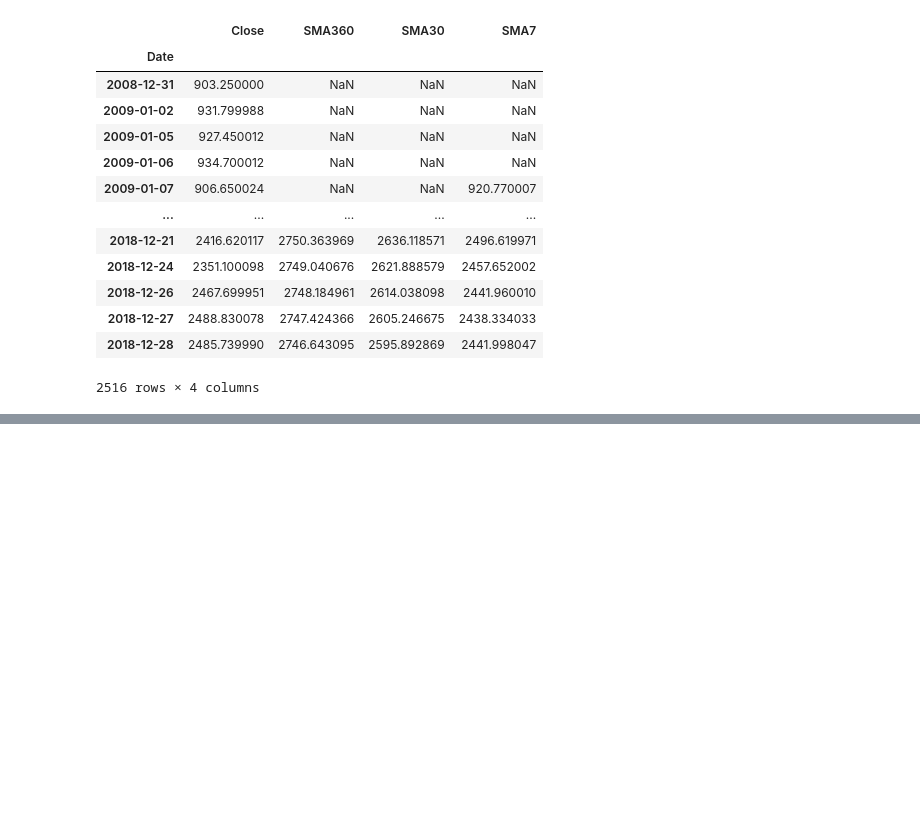
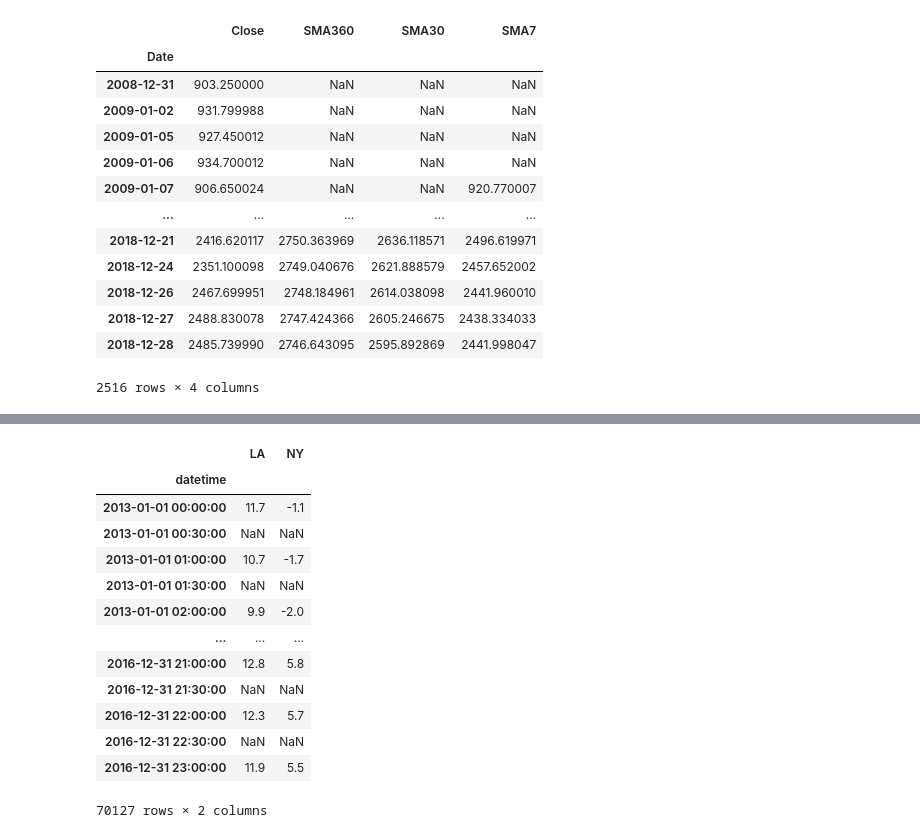
Before and after one commit to DheyaAlqaderi/TechnicalAnalysis-Gold-ML, a Jupyter notebook: Yahoo Finance practice/gold_with_usdt/Gold_Analysis.ipynb, the cells around one changed output, grey strips where cells are left out. Drawn from its saved outputs; the diff is of its cells as text; code cells hidden in the pictures; blank space fills up the shorter version.

```diff
--- a/Yahoo Finance practice/gold_with_usdt/Gold_Analysis.ipynb
+++ b/Yahoo Finance practice/gold_with_usdt/Gold_Analysis.ipynb
@@ -1119,0 +1187,2 @@ cmp_stocks
+# %%
+temp = pd.read_csv('temp.csv', parse_dates=['datetime'], index_col='datetime')
@@ -1119,0 +1199,19 @@ cmp_stocks
+# %%
+temp = temp.resample('30 Min').mean()
+# %%
+temp
+# %% [output]
+|  | LA | NY |
+| datetime |  |  |
+| 2013-01-01 00:00:00 | 11.7 | -1.1 |
+| 2013-01-01 00:30:00 | NaN | NaN |
+| 2013-01-01 01:00:00 | 10.7 | -1.7 |
+| 2013-01-01 01:30:00 | NaN | NaN |
+| 2013-01-01 02:00:00 | 9.9 | -2.0 |
+| ... | ... | ... |
+| 2016-12-31 21:00:00 | 12.8 | 5.8 |
+| 2016-12-31 21:30:00 | NaN | NaN |
+| 2016-12-31 22:00:00 | 12.3 | 5.7 |
+| 2016-12-31 22:30:00 | NaN | NaN |
+| 2016-12-31 23:00:00 | 11.9 | 5.5 |
+70127 rows × 2 columns
```
Also changed, not shown: parts of 71 cells of this notebook, 3 other files.
